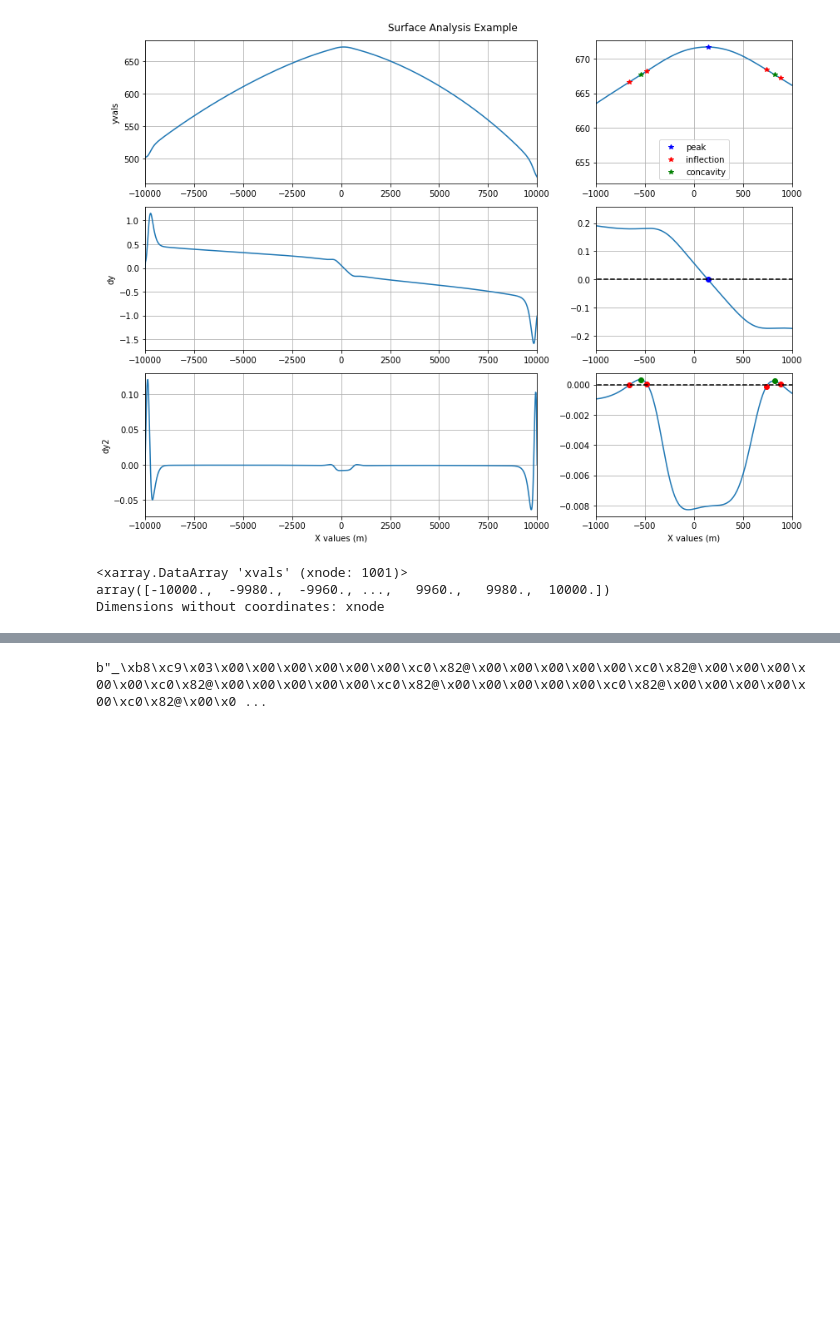
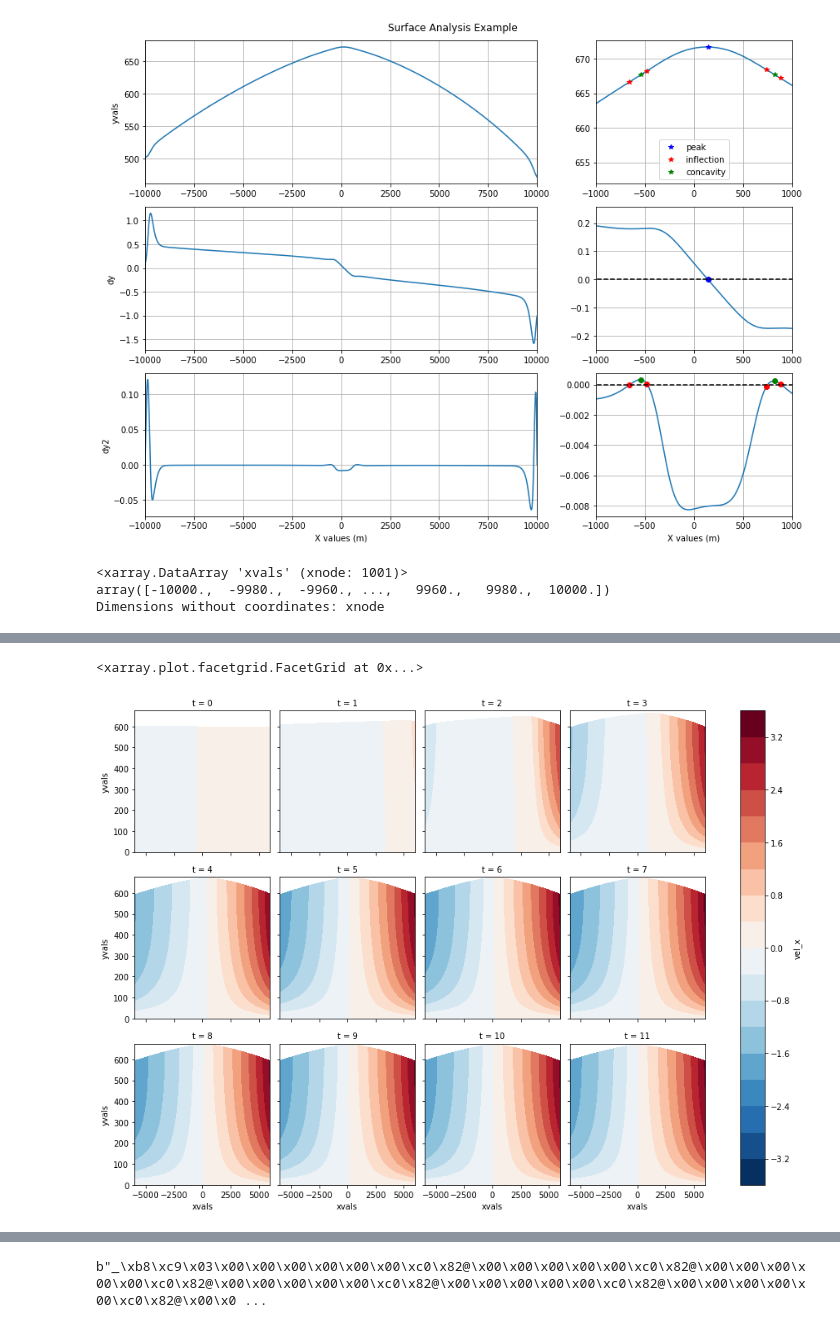
Before and after one commit to janeeleven/rces-final-project, a Jupyter notebook: ice_rise_xarray.ipynb, the cells around one changed output, grey strips where cells are left out. Drawn from its saved outputs; the diff is of its cells as text; code cells hidden in the pictures; blank space fills up the shorter version.

```diff
--- a/ice_rise_xarray.ipynb
+++ b/ice_rise_xarray.ipynb
@@ -89,6 +93,6 @@ datacomb.to_netcdf('full_run.nc')
 # %%
 datacomb = xr.open_dataset('full_run.nc')
-datacomb = datacomb.assign_coords(years = (surf_narrow.t * 10))
+datacomb = datacomb.assign_coords(years = (datacomb.t * 10))
 datacomb
 # %% [output]
 <xarray.Dataset>
@@ -232,0 +385,4 @@ Dimensions without coordinates: xnode
+# %%
+##cut off boundary effects
+data_nb = datacomb.sel(xnode = slice(200,801))
+data_nb
@@ -232,0 +400,7 @@ Dimensions without coordinates: xnode
+# %%
+data_nb.sel(t = np.arange(0,120,10)).vel_x.plot.contourf(x = 'xvals', y = 'yvals',
+    col = 't', col_wrap = 4, levels = 20
+)
+# %% [output]
+<xarray.plot.facetgrid.FacetGrid at 0x...>
+[figure, added]
```
Also changed, not shown: parts of 25 cells of this notebook.
